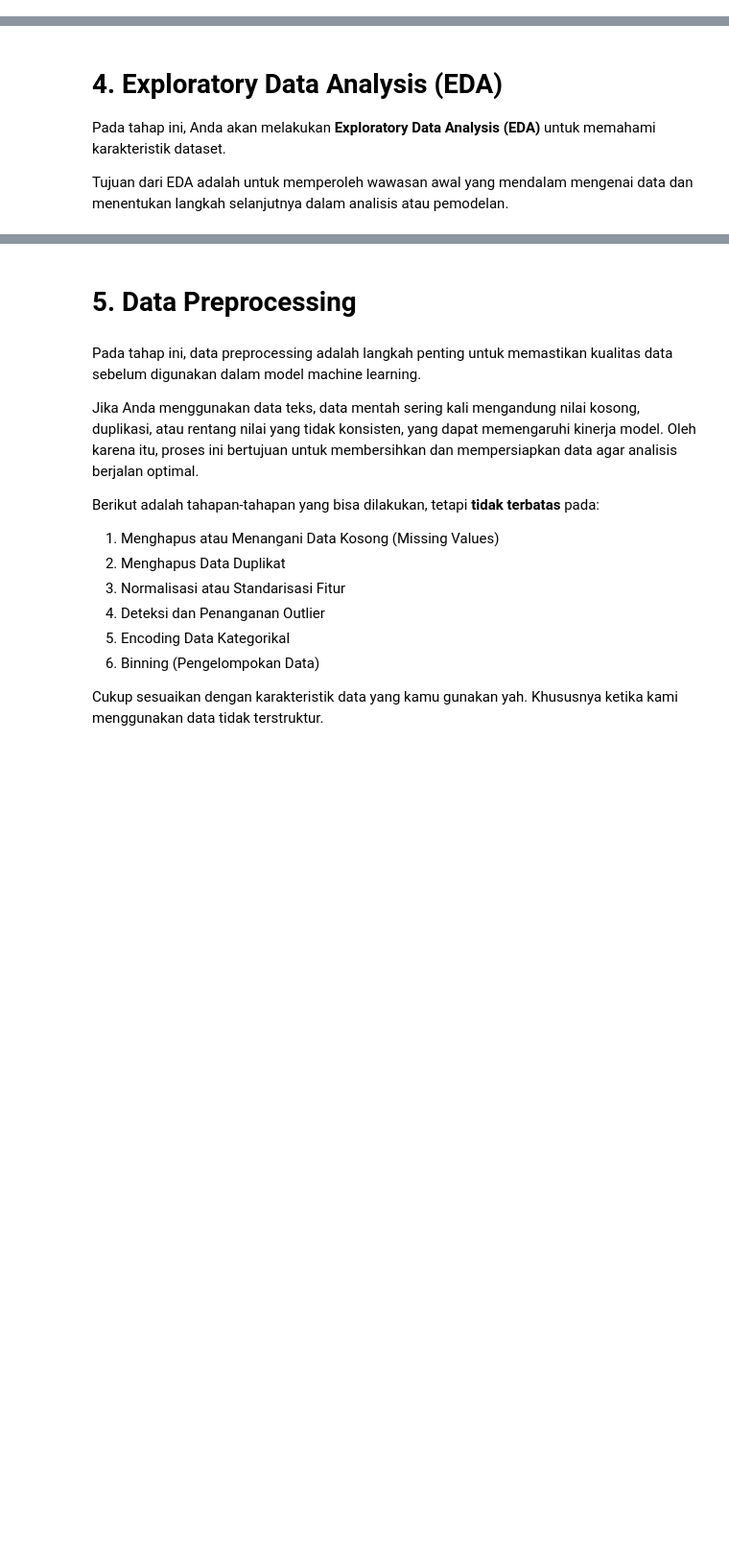
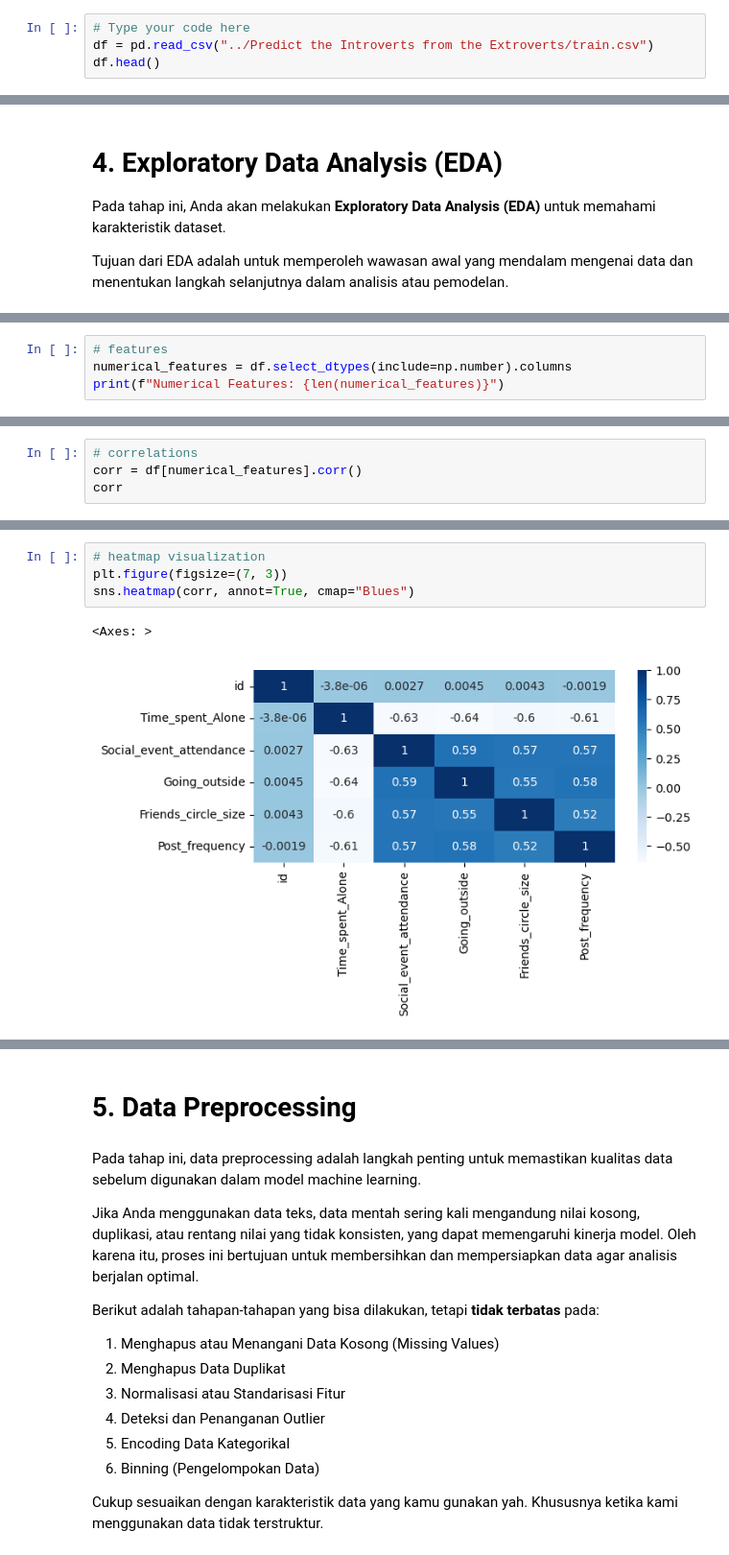
Before and after one commit to maulanasyaa/Eksperimen_SML_Maulana-Syarip-Abdurahman, a Jupyter notebook: preprocessing/Eksperimen_Maulana-Syarip-Abdurahman.ipynb, the cells around one changed output, grey strips where cells are left out. Shown: that part at 96% size. Saved outputs shown, nothing was run; the diff lists cells and outputs as text; blank space fills up the shorter version.

```diff
--- a/preprocessing/Eksperimen_Maulana-Syarip-Abdurahman.ipynb
+++ b/preprocessing/Eksperimen_Maulana-Syarip-Abdurahman.ipynb
@@ -23,0 +19,4 @@ Jika dataset berupa unstructured data, silakan sesuaikan dengan format seperti k
+# %%
+# Type your code here
+df = pd.read_csv("../Predict the Introverts from the Extroverts/train.csv")
+df.head()
@@ -31,0 +69,4 @@ Tujuan dari EDA adalah untuk memperoleh wawasan awal yang mendalam mengenai data
+# %%
+# features
+numerical_features = df.select_dtypes(include=np.number).columns
+print(f"Numerical Features: {len(numerical_features)}")
@@ -31,0 +95,4 @@ Tujuan dari EDA adalah untuk memperoleh wawasan awal yang mendalam mengenai data
+# %%
+# correlations
+corr = df[numerical_features].corr()
+corr
@@ -31,0 +107,7 @@ Tujuan dari EDA adalah untuk memperoleh wawasan awal yang mendalam mengenai data
+# %%
+# heatmap visualization
+plt.figure(figsize=(7, 3))
+sns.heatmap(corr, annot=True, cmap="Blues")
+# %% [output]
+<Axes: >
+[figure, added]
```
Also changed, not shown: parts of 19 cells of this notebook, 4 other files.
